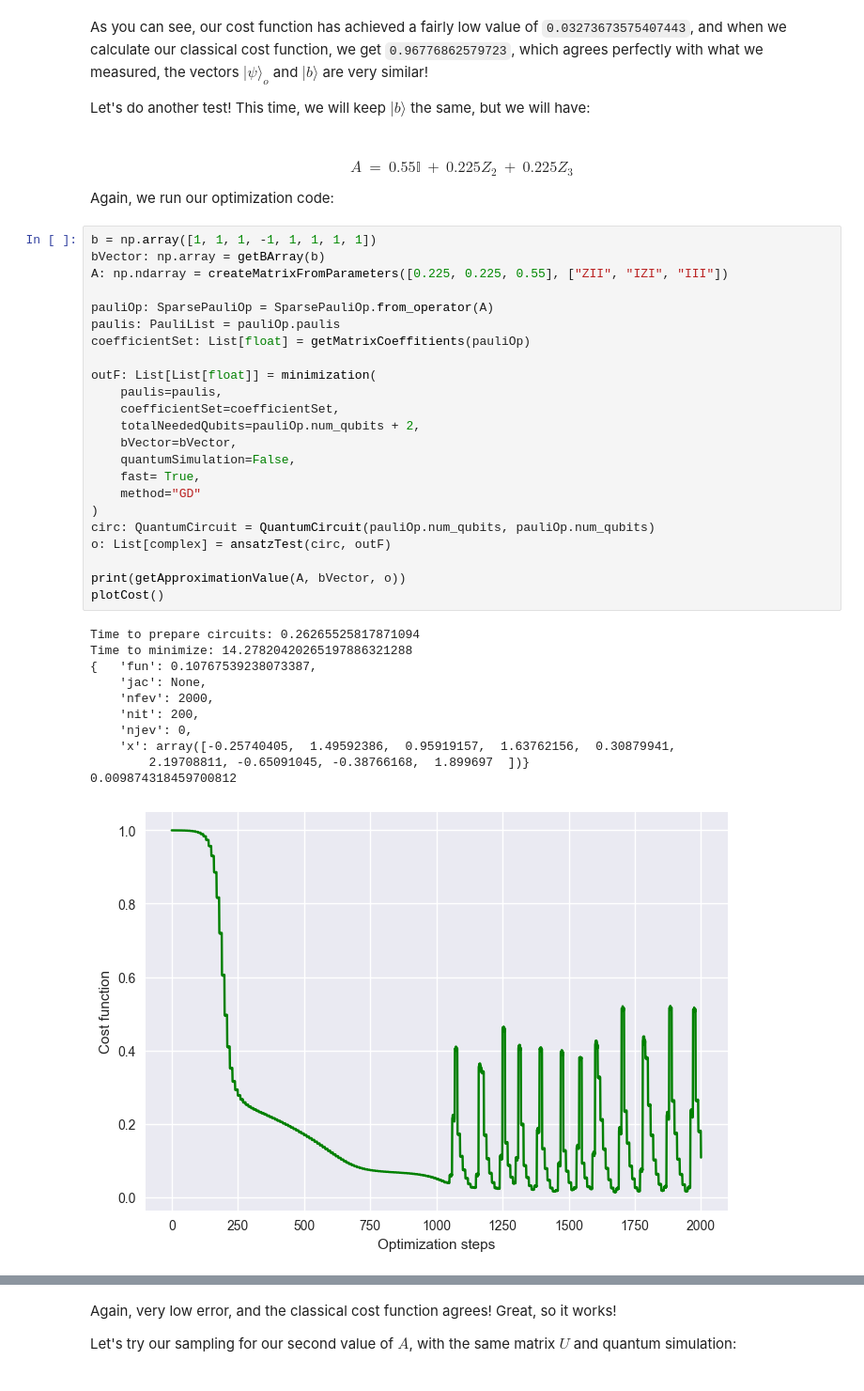
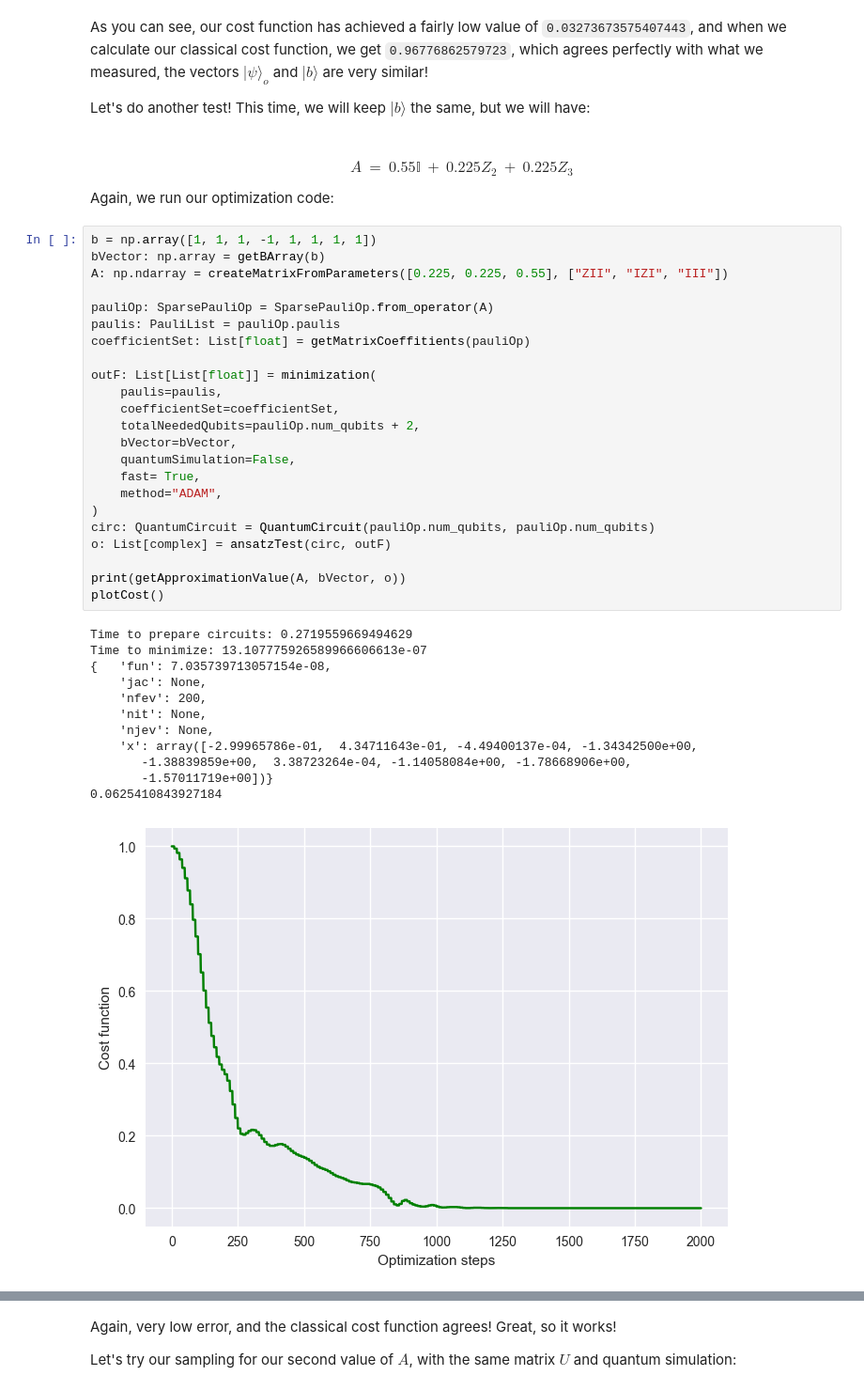
Before and after one commit to cezaris13/CourseWork, a Jupyter notebook: VQLS-QSVM-Implementation/CodeExamples/VQLS.ipynb, the cells around one changed output, grey strips where cells are left out. Shown: that part at 94% size. Saved outputs shown, nothing was run; the diff lists cells and outputs as text.

```diff
--- a/VQLS-QSVM-Implementation/VQLS.ipynb
+++ b/VQLS-QSVM-Implementation/CodeExamples/VQLS.ipynb
@@ -430,38 +434,39 @@ Again, we run our optimization code:
 # %%
 b = np.array([1, 1, 1, -1, 1, 1, 1, 1])
 bVector: np.array = getBArray(b)
 A: np.ndarray = createMatrixFromParameters([0.225, 0.225, 0.55], ["ZII", "IZI", "III"])
 
 pauliOp: SparsePauliOp = SparsePauliOp.from_operator(A)
 paulis: PauliList = pauliOp.paulis
 coefficientSet: List[float] = getMatrixCoeffitients(pauliOp)
 
 outF: List[List[float]] = minimization(
     paulis=paulis,
     coefficientSet=coefficientSet,
     totalNeededQubits=pauliOp.num_qubits + 2,
     bVector=bVector,
     quantumSimulation=False,
     fast= True,
-    method="GD"
+    method="ADAM",
 )
 circ: QuantumCircuit = QuantumCircuit(pauliOp.num_qubits, pauliOp.num_qubits)
 o: List[complex] = ansatzTest(circ, outF)
 
 print(getApproximationValue(A, bVector, o))
 plotCost()
 # %% [output]
-Time to prepare circuits: 0.26265525817871094
-Time to minimize: 14.27820420265197886321288
-{   'fun': 0.10767539238073387,
+Time to prepare circuits: 0.2719559669494629
+Time to minimize: 13.107775926589966606613e-07
+{   'fun': 7.035739713057154e-08,
     'jac': None,
-    'nfev': 2000,
-    'nit': 200,
-    'njev': 0,
-    'x': array([-0.25740405,  1.49592386,  0.95919157,  1.63762156,  0.30879941,
-        2.19708811, -0.65091045, -0.38766168,  1.899697  ])}
-0.009874318459700812
+    'nfev': 200,
+    'nit': None,
+    'njev': None,
+    'x': array([-2.99965786e-01,  4.34711643e-01, -4.49400137e-04, -1.34342500e+00,
+       -1.38839859e+00,  3.38723264e-04, -1.14058084e+00, -1.78668906e+00,
+       -1.57011719e+00])}
+0.0625410843927184
-[figure, old version]
+[figure, new version]
 # %%
 estimatedNorm, estimatedNormVector = estimateNorm(A, o, bVector)
 
```
Also changed, not shown: parts of 6 cells of this notebook, 31 other files.
